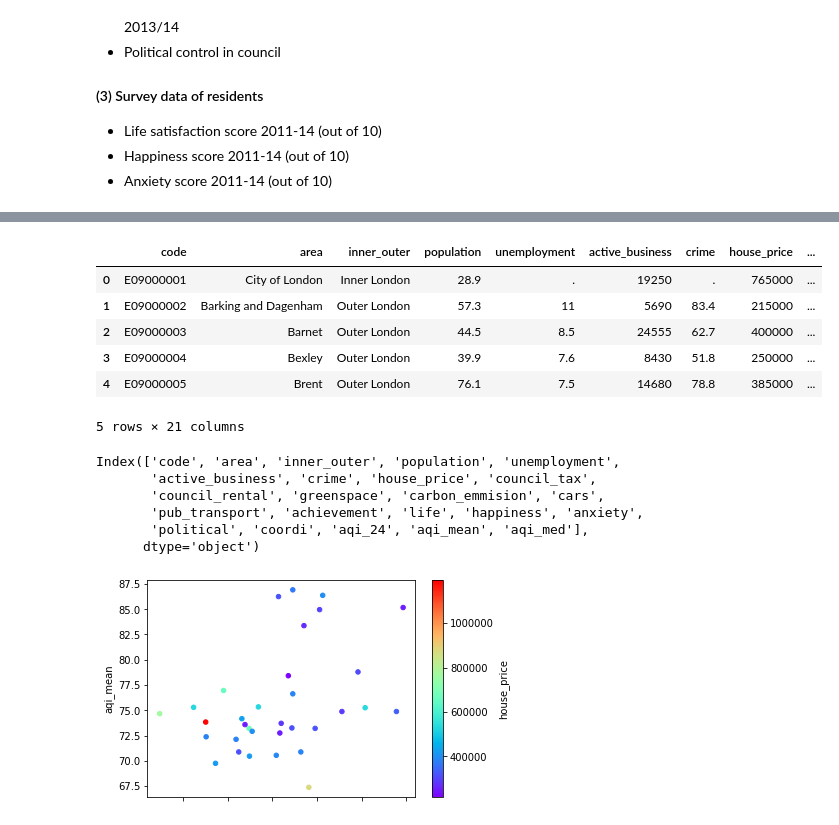
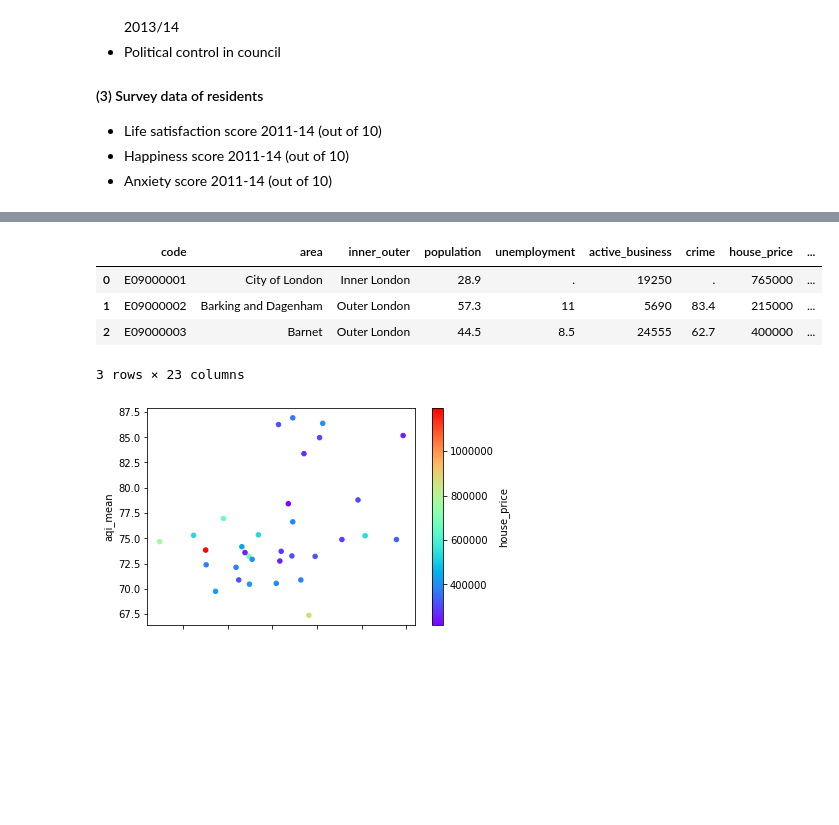
Before and after one commit to tinacliu/mod3_project, a Jupyter notebook: tina_data_loading.ipynb, the cells around one changed output, grey strips where cells are left out. Cells and saved outputs as stored; diff of their text form; code cells hidden in the pictures; blank space fills up the shorter version.

```diff
--- a/tina_data_loading.ipynb
+++ b/tina_data_loading.ipynb
@@ -63,10 +68,8 @@ NameError: name 'borough_data' is not defined
 # %%
-aqi.head()
+aqi.head(3)
 # %% [output]
 |  | code | area | inner_outer | population | unemployment | active_business | crime | house_price | ... |
 | 0 | E09000001 | City of London | Inner London | 28.9 | . | 19250 | . | 765000 | ... |
 | 1 | E09000002 | Barking and Dagenham | Outer London | 57.3 | 11 | 5690 | 83.4 | 215000 | ... |
 | 2 | E09000003 | Barnet | Outer London | 44.5 | 8.5 | 24555 | 62.7 | 400000 | ... |
-| 3 | E09000004 | Bexley | Outer London | 39.9 | 7.6 | 8430 | 51.8 | 250000 | ... |
-| 4 | E09000005 | Brent | Outer London | 76.1 | 7.5 | 14680 | 78.8 | 385000 | ... |
-5 rows × 21 columns
+3 rows × 23 columns
@@ -80,10 +76 @@ aqi['aqi_med'] = aqi.aqi_24.map(lambda x: stats.median(x))
-# %%
-aqi.columns
-# %% [output]
-Index(['code', 'area', 'inner_outer', 'population', 'unemployment',
-       'active_business', 'crime', 'house_price', 'council_tax',
-       'council_rental', 'greenspace', 'carbon_emmision', 'cars',
-       'pub_transport', 'achievement', 'life', 'happiness', 'anxiety',
-       'political', 'coordi', 'aqi_24', 'aqi_mean', 'aqi_med'],
-      dtype='object')
 # %%
```
Also changed, not shown: parts of 18 cells of this notebook, 2 other files.
